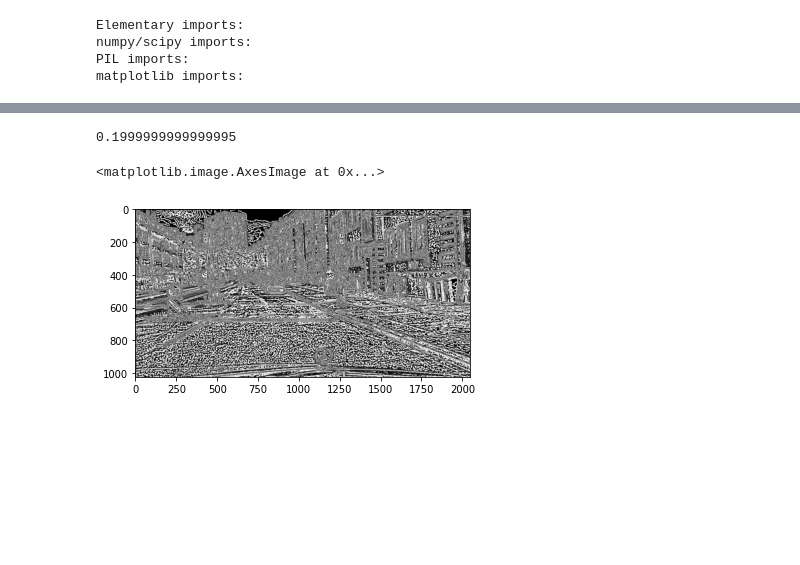
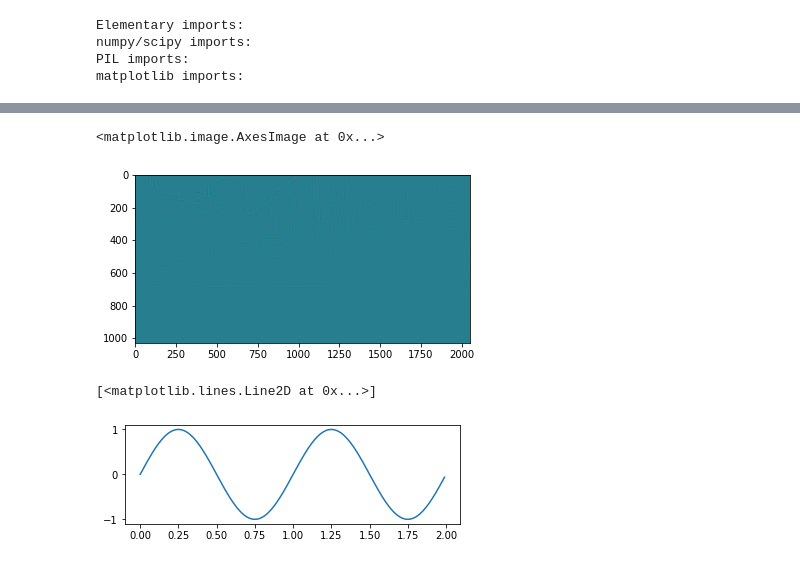
Before and after one commit to SM325/TFL-Mobileye, a Jupyter notebook: Untitled1.ipynb, the cells around one changed output, grey strips where cells are left out. Cells and saved outputs as stored; diff of their text form; code cells hidden in the pictures; blank space fills up the shorter version.

```diff
--- a/Untitled1.ipynb
+++ b/Untitled1.ipynb
@@ -76,30 +70,30 @@ plt.imshow(filter_kernel,cmap='gray')
 # %%
-kernel = []
-for i in range(13):
-    row = []
-    for j in range(13):
-        row.append(-0.2)
-    kernel.append(row)
-for i in range(9):
-    for j in range(9):
-        kernel[i+2][j+2] = 0.2
-kernel[6][6] += 1.6
-sum = 0
-arr = np.array(kernel).reshape((13,13))
-print(np.sum(arr))
-#     for row in kernel:
-#         for col in row:
-#            sum +=col
+# kernel = []
+# for i in range(13):
+#     row = []
+#     for j in range(13):
+#         row.append(-0.2)
+#     kernel.append(row)
+# for i in range(9):
+#     for j in range(9):
+#         kernel[i+2][j+2] = 0.2
+# kernel[6][6] += 1.6
+# sum = 0
+# arr = np.array(kernel).reshape((13,13))
+# print(np.sum(arr))
+# #     for row in kernel:
+# #         for col in row:
+# #            sum +=col
 
 
-kernel = np.array([[-1, -1, -1],
-                  [-1, 8, -1],
-                  [-1, -1,-1]])
+kernel = np.array([[-1, -1, -1, -1, -1],
+                  [-1, 2, 2, 2, -1],
+                  [-1, 2, 0,2, -1],
+                  [-1, 2, 2, 2, -1],
+                  [-1, -1, -1, -1, -1]])
-# %% [output]
-0.1999999999999995
 # %%
-res = ndimage.filters.convolve(image, filter_kernel)
-plt.imshow(res,cmap='gray')
+res = sg.convolve(image, kernel)
+plt.imshow(res)
 # %% [output]
 <matplotlib.image.AxesImage at 0x...>
-[figure, old version]
+[figure, new version]
@@ -105,0 +105,9 @@ plt.imshow(res,cmap='gray')
+# %%
+plt.figure(1)
+plt.subplot(211)
+plt.plot(t, s1)
+# plt.subplot(212)
+# plt.plot(t, 2*s1)
+# %% [output]
+[<matplotlib.lines.Line2D at 0x...>]
+[figure, added]
```
Also changed, not shown: parts of 5 cells of this notebook, 4 other files.
